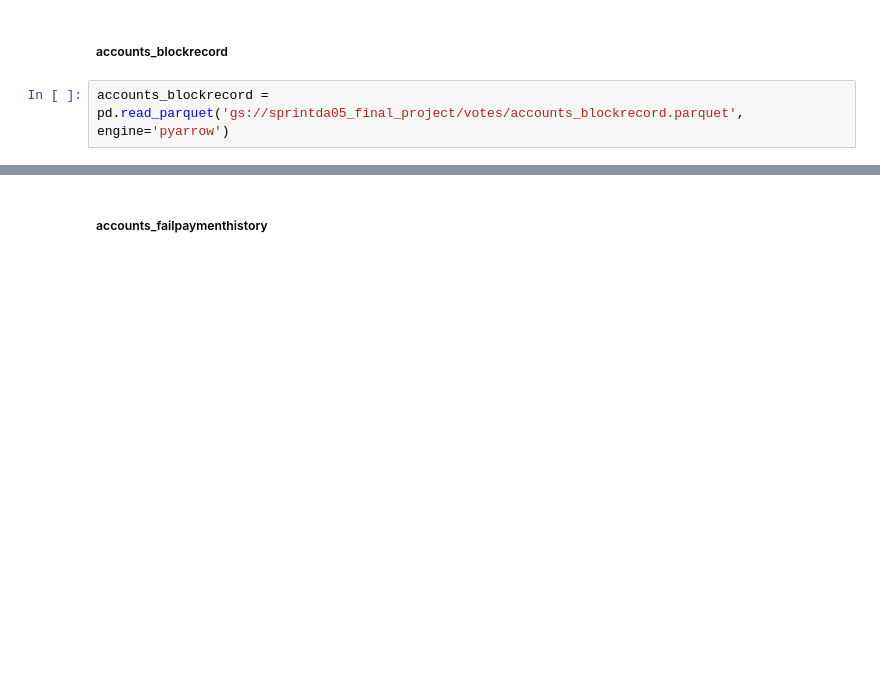
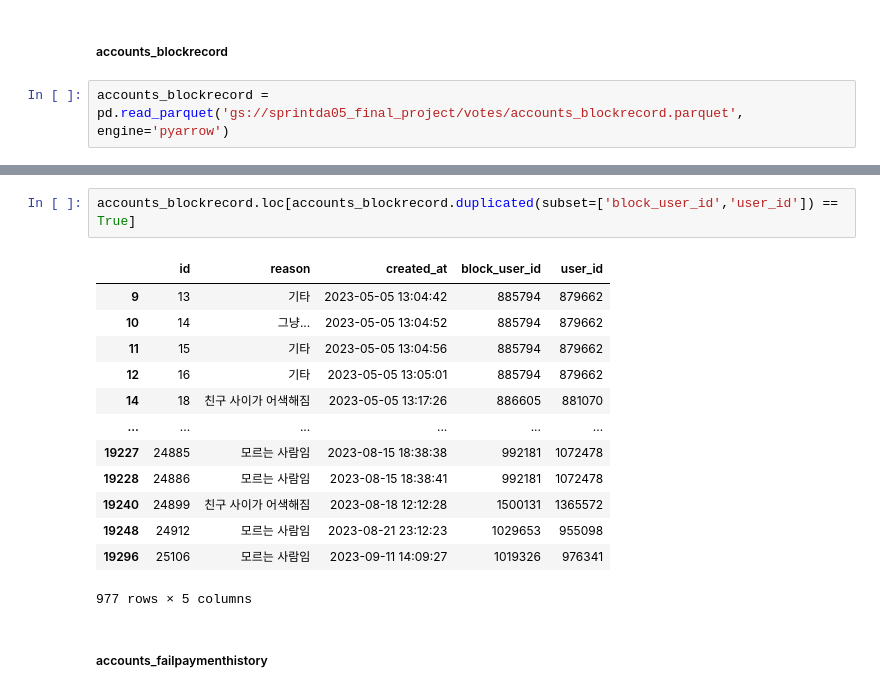
Before and after one commit to goodnews724/sprint_final_project, a Jupyter notebook: notebooks/jaemun.ipynb, the cells around one changed output, grey strips where cells are left out. Drawn from its saved outputs; the diff is of its cells as text; blank space fills up the shorter version.

```diff
--- a/notebooks/jaemun.ipynb
+++ b/notebooks/jaemun.ipynb
@@ -37,3 +54,19 @@ accounts_blockrecord = pd.read_parquet('gs://sprintda05_final_project/votes/acco
+# %%
+accounts_blockrecord.loc[accounts_blockrecord.duplicated(subset=['block_user_id','user_id']) == True]
+# %% [output]
+|  | id | reason | created_at | block_user_id | user_id |
+| 9 | 13 | 기타 | 2023-05-05 13:04:42 | 885794 | 879662 |
+| 10 | 14 | 그냥... | 2023-05-05 13:04:52 | 885794 | 879662 |
+| 11 | 15 | 기타 | 2023-05-05 13:04:56 | 885794 | 879662 |
+| 12 | 16 | 기타 | 2023-05-05 13:05:01 | 885794 | 879662 |
+| 14 | 18 | 친구 사이가 어색해짐 | 2023-05-05 13:17:26 | 886605 | 881070 |
+| ... | ... | ... | ... | ... | ... |
+| 19227 | 24885 | 모르는 사람임 | 2023-08-15 18:38:38 | 992181 | 1072478 |
+| 19228 | 24886 | 모르는 사람임 | 2023-08-15 18:38:41 | 992181 | 1072478 |
+| 19240 | 24899 | 친구 사이가 어색해짐 | 2023-08-18 12:12:28 | 1500131 | 1365572 |
+| 19248 | 24912 | 모르는 사람임 | 2023-08-21 23:12:23 | 1029653 | 955098 |
+| 19296 | 25106 | 모르는 사람임 | 2023-09-11 14:09:27 | 1019326 | 976341 |
+977 rows × 5 columns
 # %% [markdown]
 ##### accounts_failpaymenthistory
 # %%
```
Also changed, not shown: parts of 10 cells of this notebook.
